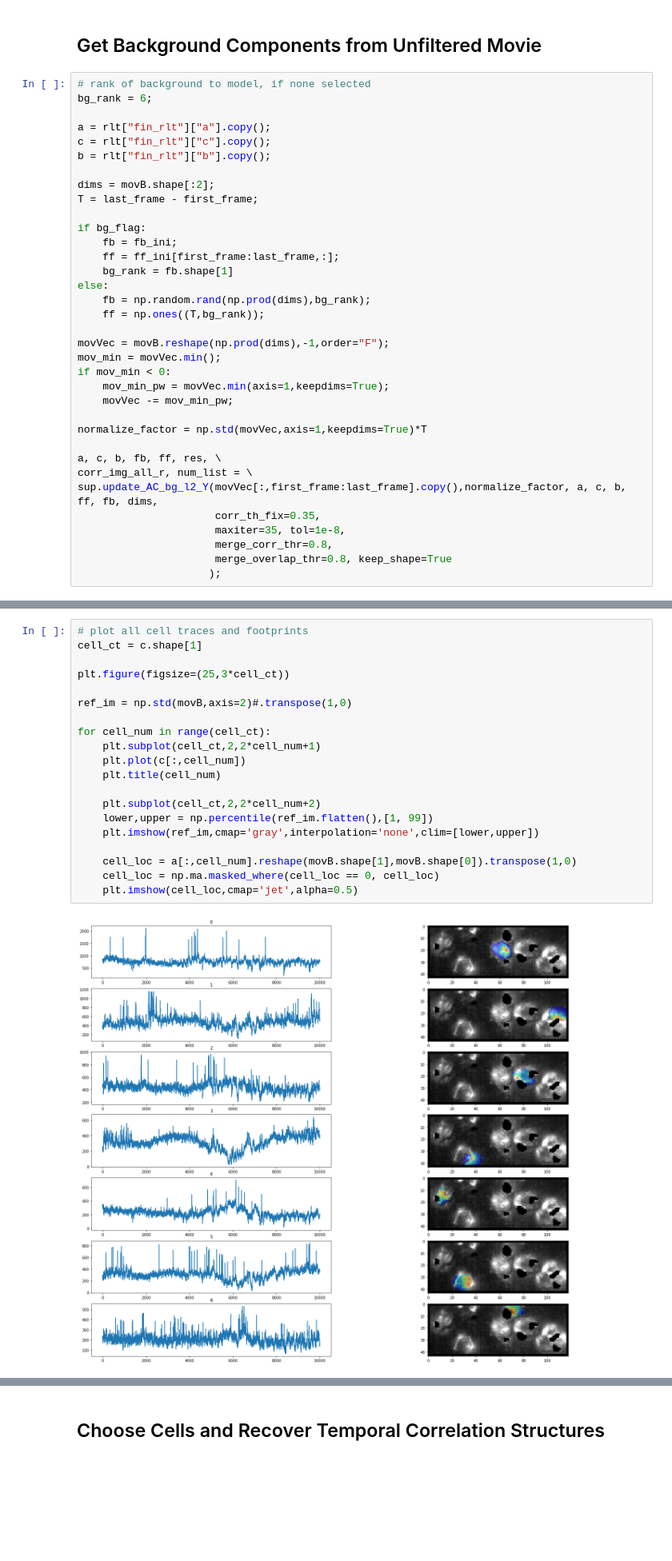
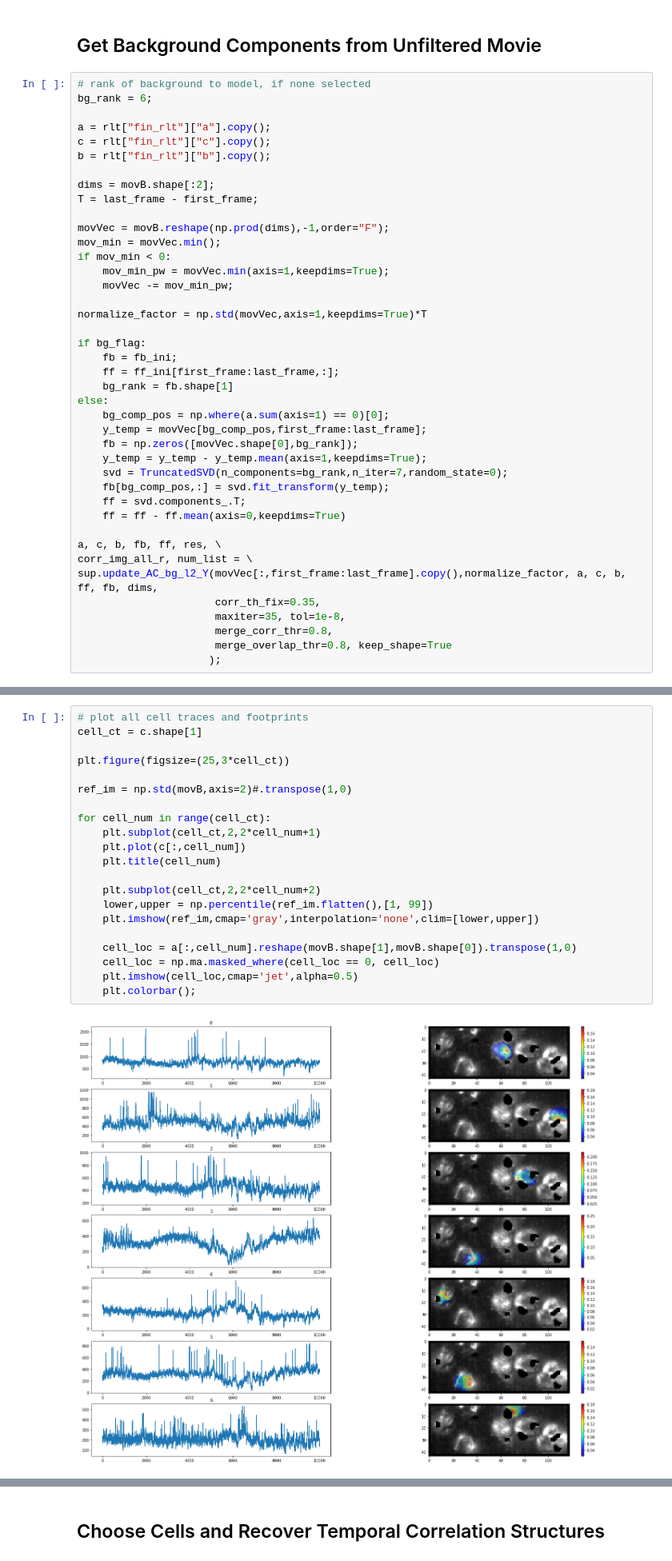
Before and after one commit to adamcohenlab/invivo-imaging, a Jupyter notebook: demix/demix.ipynb, the cells around one changed output, grey strips where cells are left out. Shown at 80% size. Drawn from its saved outputs; the diff is of its cells as text; blank space fills up the shorter version.

```diff
--- a/demix/demix.ipynb
+++ b/demix/demix.ipynb
@@ -266,14 +267,6 @@ b = rlt["fin_rlt"]["b"].copy();
 dims = movB.shape[:2];
 T = last_frame - first_frame;
 
-if bg_flag:
-    fb = fb_ini;
-    ff = ff_ini[first_frame:last_frame,:];
-    bg_rank = fb.shape[1]
-else:
-    fb = np.random.rand(np.prod(dims),bg_rank);
-    ff = np.ones((T,bg_rank));
-
 movVec = movB.reshape(np.prod(dims),-1,order="F");
 mov_min = movVec.min();
 if mov_min < 0:
@@ -281,6 +274,20 @@ if mov_min < 0:
     movVec -= mov_min_pw;
 
 normalize_factor = np.std(movVec,axis=1,keepdims=True)*T
+
+if bg_flag:
+    fb = fb_ini;
+    ff = ff_ini[first_frame:last_frame,:];
+    bg_rank = fb.shape[1]
+else:
+    bg_comp_pos = np.where(a.sum(axis=1) == 0)[0];
+    y_temp = movVec[bg_comp_pos,first_frame:last_frame];
+    fb = np.zeros([movVec.shape[0],bg_rank]);
+    y_temp = y_temp - y_temp.mean(axis=1,keepdims=True);
+    svd = TruncatedSVD(n_components=bg_rank,n_iter=7,random_state=0);
+    fb[bg_comp_pos,:] = svd.fit_transform(y_temp);
+    ff = svd.components_.T;
+    ff = ff - ff.mean(axis=0,keepdims=True)
 
 a, c, b, fb, ff, res, \
 corr_img_all_r, num_list = \
@@ -311,25 +318,26 @@ time: 2.055107355117798
 # %%
 # plot all cell traces and footprints
 cell_ct = c.shape[1]
 
 plt.figure(figsize=(25,3*cell_ct))
 
 ref_im = np.std(movB,axis=2)#.transpose(1,0)
 
 for cell_num in range(cell_ct):
     plt.subplot(cell_ct,2,2*cell_num+1)
     plt.plot(c[:,cell_num])
     plt.title(cell_num)
 
     plt.subplot(cell_ct,2,2*cell_num+2)
     lower,upper = np.percentile(ref_im.flatten(),[1, 99])
     plt.imshow(ref_im,cmap='gray',interpolation='none',clim=[lower,upper])
 
     cell_loc = a[:,cell_num].reshape(movB.shape[1],movB.shape[0]).transpose(1,0)
     cell_loc = np.ma.masked_where(cell_loc == 0, cell_loc)
     plt.imshow(cell_loc,cmap='jet',alpha=0.5)
+    plt.colorbar();
 # %% [output]
-[figure, old version]
+[figure, new version]
 # %%
 # plot all background traces and footprints
 bg_rank = fb.shape[1]
```
Also changed, not shown: parts of 9 cells of this notebook, 3 other files.
